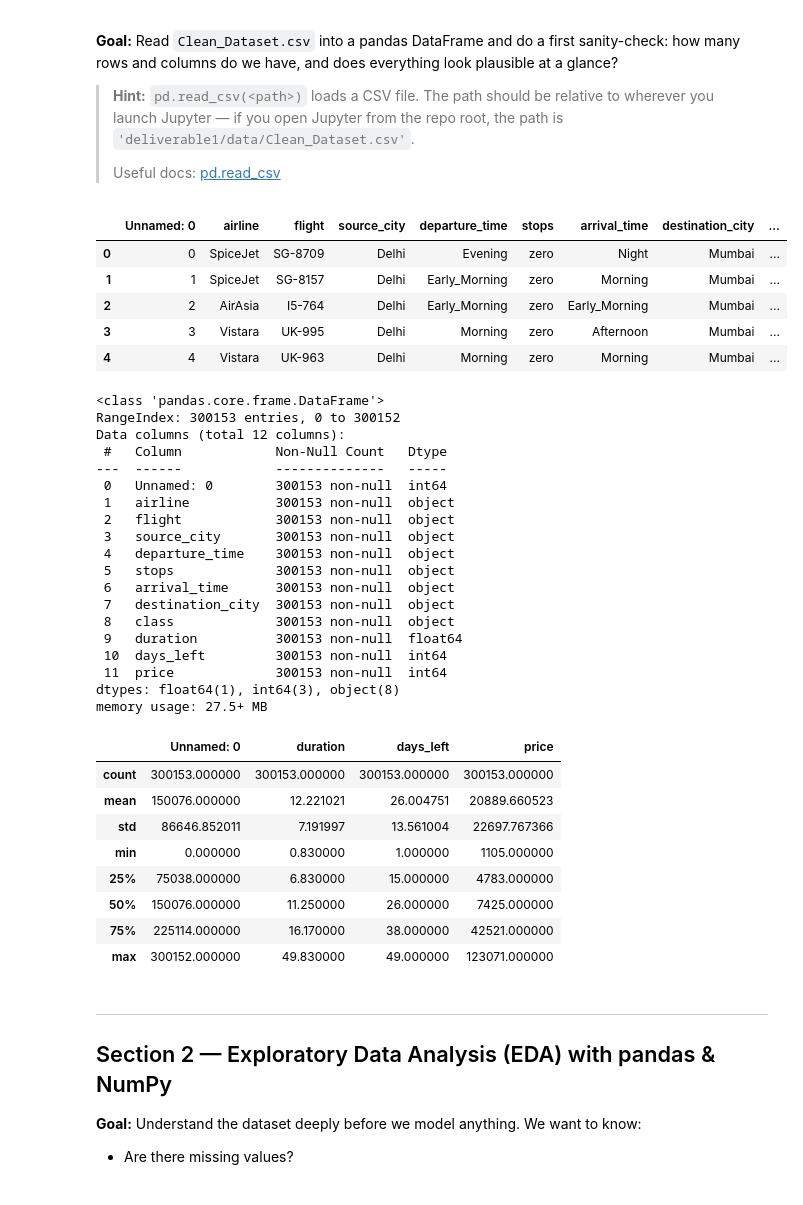
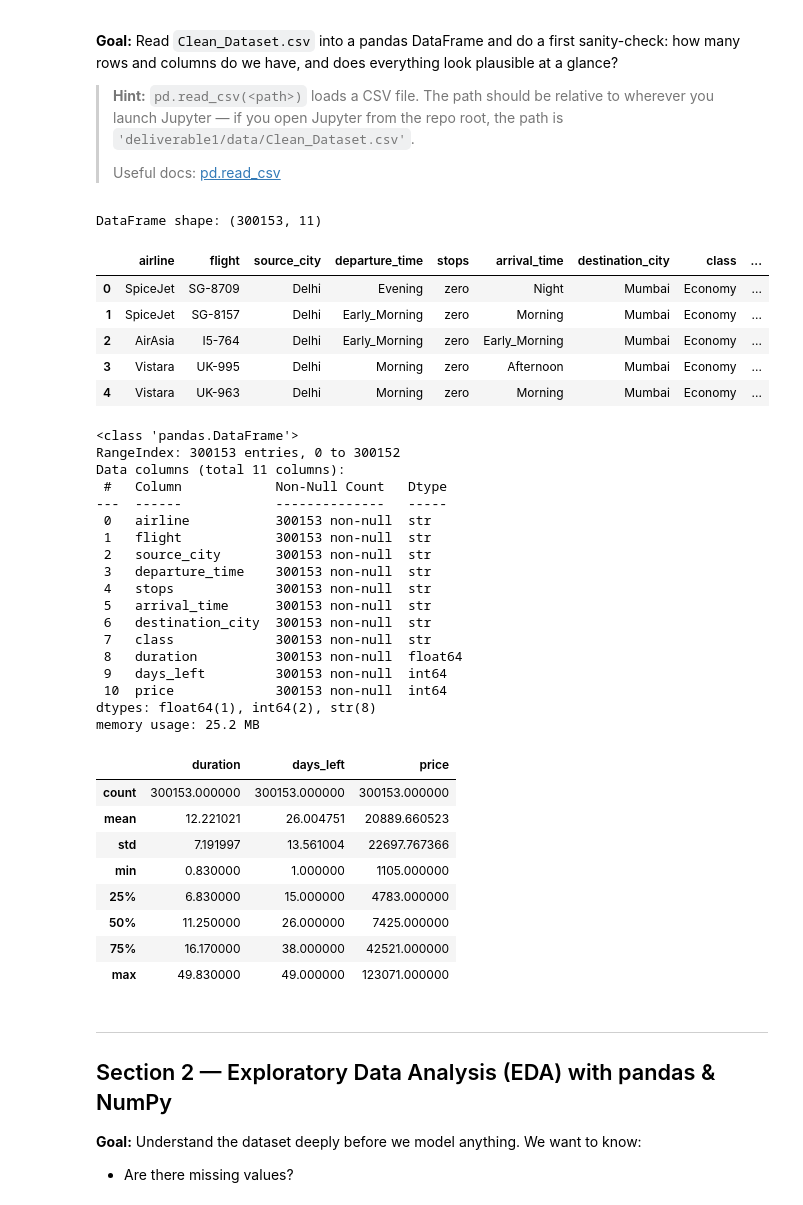
Before and after one commit to TAMU-Aggie-Data-Science-Club/fall2026-american-airlines, a Jupyter notebook: deliverable1/flight_price_prediction.ipynb, the cells around one changed output. Saved outputs shown, nothing was run; the diff lists cells and outputs as text; code cells hidden in the pictures.

```diff
--- a/deliverable1/flight_price_prediction.ipynb
+++ b/deliverable1/flight_price_prediction.ipynb
@@ -131,62 +131,67 @@ All imports successful!
 >
 > Useful docs: [pd.read_csv](https://pandas.pydata.org/docs/reference/api/pandas.read_csv.html)
 # %%
-# TODO: Load Clean_Dataset.csv into a DataFrame called `df`.
-# The file lives at deliverable1/data/Clean_Dataset.csv relative to the repo root.
-df = pd.read_csv('C:/Users/gadda/fall2026-american-airlines/deliverable1/data/Clean_Dataset.csv')  # replace None with the correct pd.read_csv() call
+# Load Clean_Dataset.csv into a DataFrame called `df`.
+# Handles running from either the repository root or the deliverable1 directory.
+import os
 
-# TODO: Print the shape of the DataFrame (rows, columns) so we know how much data we have.
-df.shape
+csv_path = 'deliverable1/data/Clean_Dataset.csv' if os.path.exists('deliverable1/data/Clean_Dataset.csv') else 'data/Clean_Dataset.csv'
+df = pd.read_csv(csv_path)
+if 'Unnamed: 0' in df.columns:
+    df.drop(columns=['Unnamed: 0'], inplace=True)
 
-# TODO: Display the first 5 rows using .head() so we can eyeball the columns.
+# Print the shape of the DataFrame
+print(f"DataFrame shape: {df.shape}")
+
+# Display the first 5 rows
 df.head()
 # %% [output]
+DataFrame shape: (300153, 11)
-|  | Unnamed: 0 | airline | flight | source_city | departure_time | stops | arrival_time | destination_city | ... |
-| 0 | 0 | SpiceJet | SG-8709 | Delhi | Evening | zero | Night | Mumbai | ... |
-| 1 | 1 | SpiceJet | SG-8157 | Delhi | Early_Morning | zero | Morning | Mumbai | ... |
-| 2 | 2 | AirAsia | I5-764 | Delhi | Early_Morning | zero | Early_Morning | Mumbai | ... |
-| 3 | 3 | Vistara | UK-995 | Delhi | Morning | zero | Afternoon | Mumbai | ... |
-| 4 | 4 | Vistara | UK-963 | Delhi | Morning | zero | Morning | Mumbai | ... |
+|  | airline | flight | source_city | departure_time | stops | arrival_time | destination_city | class | ... |
+| 0 | SpiceJet | SG-8709 | Delhi | Evening | zero | Night | Mumbai | Economy | ... |
+| 1 | SpiceJet | SG-8157 | Delhi | Early_Morning | zero | Morning | Mumbai | Economy | ... |
+| 2 | AirAsia | I5-764 | Delhi | Early_Morning | zero | Early_Morning | Mumbai | Economy | ... |
+| 3 | Vistara | UK-995 | Delhi | Morning | zero | Afternoon | Mumbai | Economy | ... |
+| 4 | Vistara | UK-963 | Delhi | Morning | zero | Morning | Mumbai | Economy | ... |
 # %%
 # TODO: Call df.info() to see each column's name, non-null count, and data type.
 # This quickly tells us if any columns were read in with the wrong type
 # (e.g. a numeric column that was accidentally read as object/string).
 df.info()
 # %% [output]
-<class 'pandas.core.frame.DataFrame'>
+<class 'pandas.DataFrame'>
 RangeIndex: 300153 entries, 0 to 300152
-Data columns (total 12 columns):
+Data columns (total 11 columns):
  #   Column            Non-Null Count   Dtype
 ---  ------            --------------   -----
- 0   Unnamed: 0        300153 non-null  int64
- 1   airline           300153 non-null  object
- 2   flight            300153 non-null  object
- 3   source_city       300153 non-null  object
- 4   departure_time    300153 non-null  object
- 5   stops             300153 non-null  object
- 6   arrival_time      300153 non-null  object
- 7   destination_city  300153 non-null  object
- 8   class             300153 non-null  object
- 9   duration          300153 non-null  float64
- 10  days_left         300153 non-null  int64
- 11  price             300153 non-null  int64
-dtypes: float64(1), int64(3), object(8)
-memory usage: 27.5+ MB
+ 0   airline           300153 non-null  str
+ 1   flight            300153 non-null  str
+ 2   source_city       300153 non-null  str
+ 3   departure_time    300153 non-null  str
+ 4   stops             300153 non-null  str
+ 5   arrival_time      300153 non-null  str
+ 6   destination_city  300153 non-null  str
+ 7   class             300153 non-null  str
+ 8   duration          300153 non-null  float64
+ 9   days_left         300153 non-null  int64
+ 10  price             300153 non-null  int64
+dtypes: float64(1), int64(2), str(8)
+memory usage: 25.2 MB
 # %%
 # TODO: Call df.describe() to get summary statistics for the numeric columns.
 # This shows count, mean, std, min, quartiles, and max.
 # Look at Price and Duration — do the values make sense for domestic Indian flights?
 df.describe()
 # %% [output]
-|  | Unnamed: 0 | duration | days_left | price |
-| count | 300153.000000 | 300153.000000 | 300153.000000 | 300153.000000 |
-| mean | 150076.000000 | 12.221021 | 26.004751 | 20889.660523 |
-| std | 86646.852011 | 7.191997 | 13.561004 | 22697.767366 |
-| min | 0.000000 | 0.830000 | 1.000000 | 1105.000000 |
-| 25% | 75038.000000 | 6.830000 | 15.000000 | 4783.000000 |
-| 50% | 150076.000000 | 11.250000 | 26.000000 | 7425.000000 |
-| 75% | 225114.000000 | 16.170000 | 38.000000 | 42521.000000 |
-| max | 300152.000000 | 49.830000 | 49.000000 | 123071.000000 |
+|  | duration | days_left | price |
+| count | 300153.000000 | 300153.000000 | 300153.000000 |
+| mean | 12.221021 | 26.004751 | 20889.660523 |
+| std | 7.191997 | 13.561004 | 22697.767366 |
+| min | 0.830000 | 1.000000 | 1105.000000 |
+| 25% | 6.830000 | 15.000000 | 4783.000000 |
+| 50% | 11.250000 | 26.000000 | 7425.000000 |
+| 75% | 16.170000 | 38.000000 | 42521.000000 |
+| max | 49.830000 | 49.000000 | 123071.000000 |
 # %% [markdown]
 ---
 ## Section 2 — Exploratory Data Analysis (EDA) with pandas & NumPy
```
Also changed, not shown: parts of 20 cells of this notebook.
